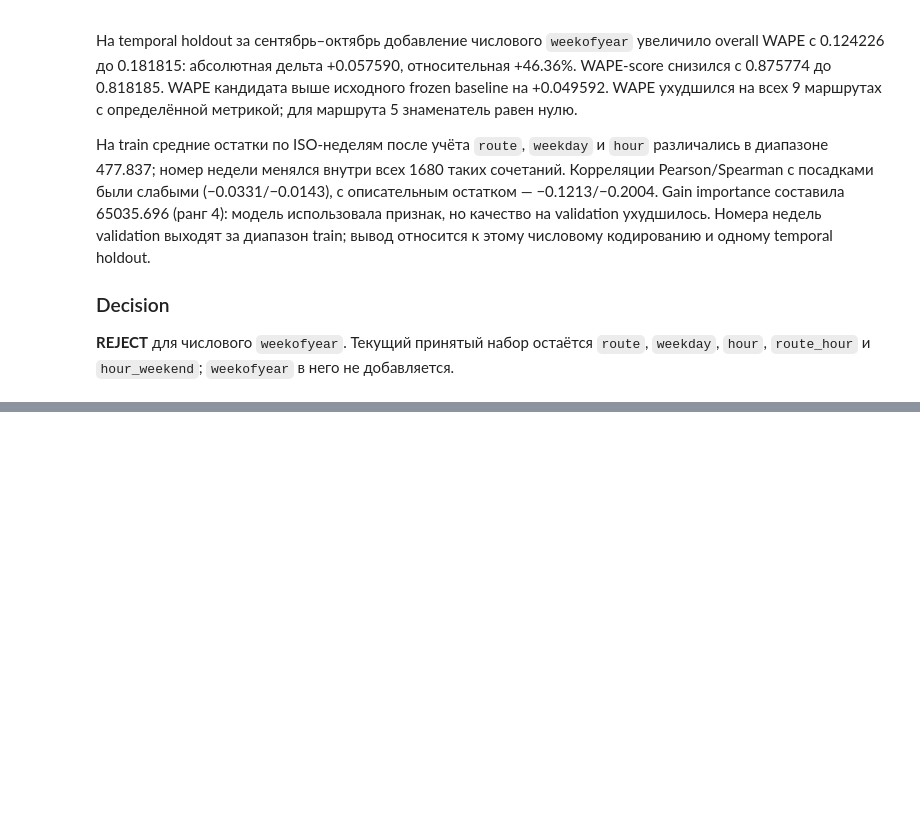
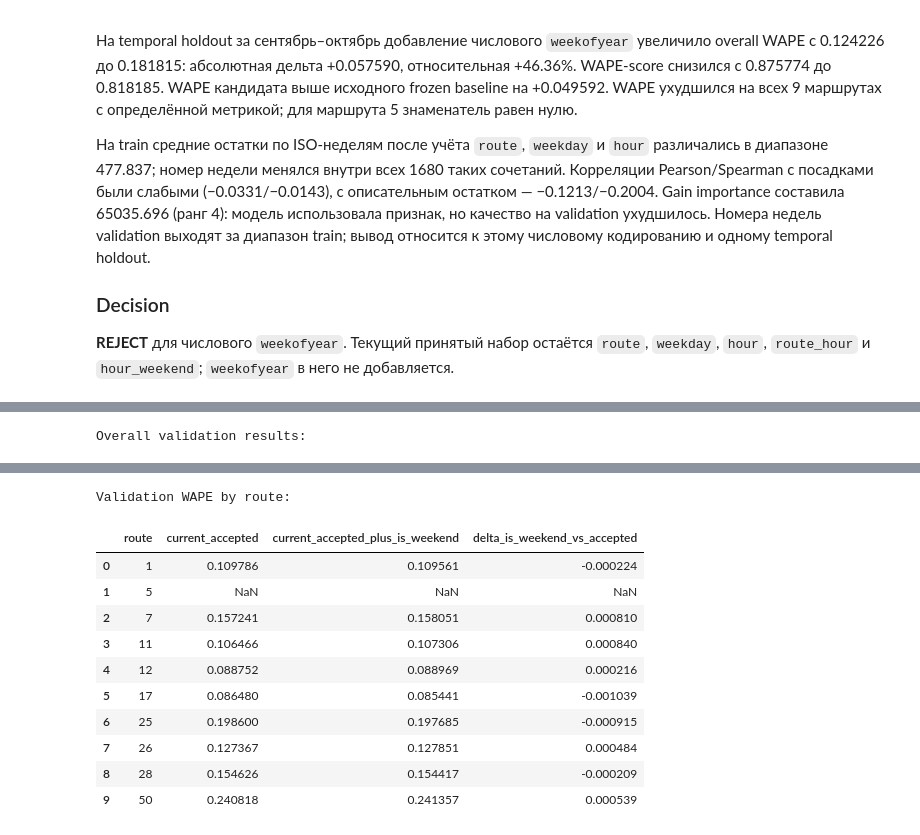
Before and after one commit to rapogahu/MT-Hackathon-2026, a Jupyter notebook: ml/notebooks/feature_engineering.ipynb, the cells around one changed output, grey strips where cells are left out. Drawn from its saved outputs; the diff is of its cells as text; code cells hidden in the pictures; blank space fills up the shorter version.

```diff
--- a/ml/notebooks/feature_engineering.ipynb
+++ b/ml/notebooks/feature_engineering.ipynb
@@ -1239,0 +1393,56 @@ Validation WAPE by route:
+# %%
+is_weekend_actual = pd.read_csv(
+    VALID_HOURLY_PATH, sep=";", usecols=["boardings"]
+)["boardings"].to_numpy()
+if len(is_weekend_actual) != len(validation_keys) or is_weekend_actual.sum() == 0:
+    raise ValueError("Invalid validation targets")
+if any(
+    len(prediction) != len(is_weekend_actual) or not np.isfinite(prediction).all()
+    for prediction in is_weekend_predictions.values()
+):
+    raise ValueError("Invalid validation predictions")
+
+is_weekend_route_totals = (
+    pd.DataFrame({"route": validation_keys["route"], "actual": is_weekend_actual})
+    .groupby("route")["actual"].sum()
+    .reindex(ROUTES)
+)
+is_weekend_route_wape = pd.DataFrame(index=pd.Index(ROUTES, name="route"))
+is_weekend_result_rows = []
+for experiment, add_is_weekend in IS_WEEKEND_EXPERIMENTS:
+    absolute_error = np.abs(is_weekend_actual - is_weekend_predictions[experiment])
+    overall_wape = absolute_error.sum() / is_weekend_actual.sum()
+    is_weekend_result_rows.append({
+        "experiment": experiment,
+        "added_features": "is_weekend" if add_is_weekend else "none",
+        "WAPE": overall_wape,
+        "WAPE_score": max(0.0, 1.0 - overall_wape),
+    })
+    route_error = (
+        pd.DataFrame({"route": validation_keys["route"], "absolute_error": absolute_error})
+        .groupby("route")["absolute_error"].sum()
+        .reindex(ROUTES)
+    )
+    is_weekend_route_wape[experiment] = route_error / is_weekend_route_totals.replace(0, np.nan)
+
+is_weekend_results = pd.DataFrame(is_weekend_result_rows)
+accepted_wape = is_weekend_results.loc[
+    is_weekend_results["experiment"].eq("current_accepted"), "WAPE"
+].iloc[0]
+is_weekend_results["delta_WAPE_vs_accepted"] = is_weekend_results["WAPE"] - accepted_wape
+is_weekend_results["relative_delta_WAPE_vs_accepted_pct"] = (
+    100 * is_weekend_results["delta_WAPE_vs_accepted"] / accepted_wape
+)
+is_weekend_results["delta_WAPE_vs_frozen_baseline"] = (
+    is_weekend_results["WAPE"] - frozen_overall_wape
+)
+is_weekend_route_wape["delta_is_weekend_vs_accepted"] = (
+    is_weekend_route_wape["current_accepted_plus_is_weekend"]
+    - is_weekend_route_wape["current_accepted"]
+)
+print("Overall validation results:")
+display(is_weekend_results.round(6))
+print("Validation WAPE by route:")
+display(is_weekend_route_wape.reset_index().round(6))
+# %% [output]
+Overall validation results:
@@ -1239,0 +1452,12 @@ Validation WAPE by route:
+Validation WAPE by route:
+|  | route | current_accepted | current_accepted_plus_is_weekend | delta_is_weekend_vs_accepted |
+| 0 | 1 | 0.109786 | 0.109561 | -0.000224 |
+| 1 | 5 | NaN | NaN | NaN |
+| 2 | 7 | 0.157241 | 0.158051 | 0.000810 |
+| 3 | 11 | 0.106466 | 0.107306 | 0.000840 |
+| 4 | 12 | 0.088752 | 0.088969 | 0.000216 |
+| 5 | 17 | 0.086480 | 0.085441 | -0.001039 |
+| 6 | 25 | 0.198600 | 0.197685 | -0.000915 |
+| 7 | 26 | 0.127367 | 0.127851 | 0.000484 |
+| 8 | 28 | 0.154626 | 0.154417 | -0.000209 |
+| 9 | 50 | 0.240818 | 0.241357 | 0.000539 |
```
Also changed, not shown: parts of 13 cells of this notebook, 1 other file.
